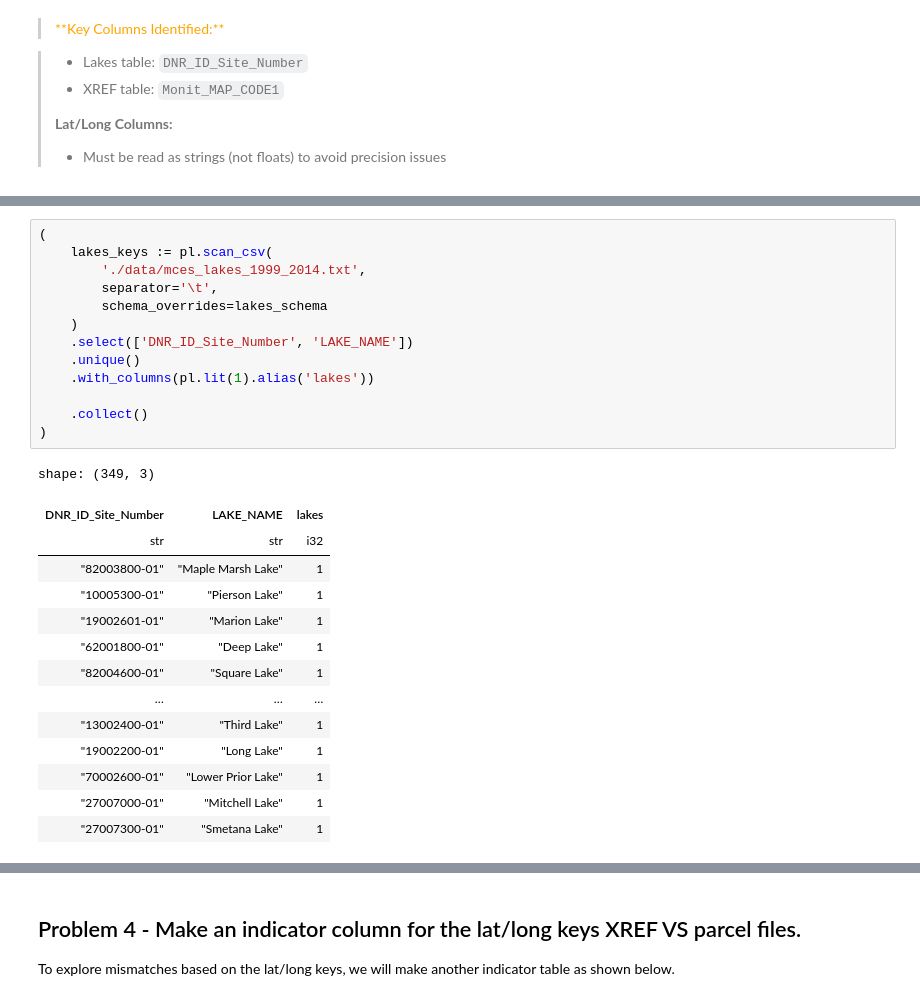
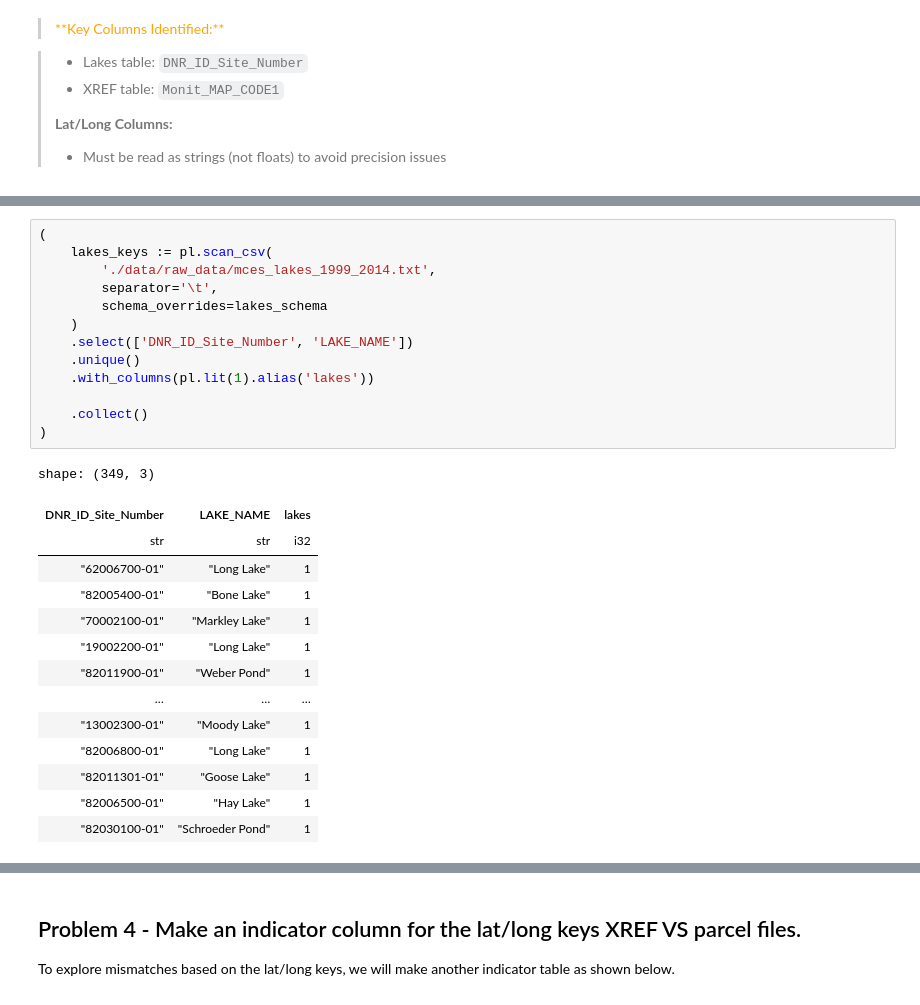
Before and after one commit to garettprestholdt/326_Final, a Jupyter notebook: Project_2_Lab_2_Exploring_the_join_strategy_V2.ipynb, the cells around one changed output, grey strips where cells are left out. Cells and saved outputs as stored; diff of their text form.

```diff
--- a/Project_2_Lab_2_Exploring_the_join_strategy_V2.ipynb
+++ b/Project_2_Lab_2_Exploring_the_join_strategy_V2.ipynb
@@ -120,31 +120,31 @@ Use this table to explore all mismatches
 # %%
 (
     lakes_keys := pl.scan_csv(
-        './data/mces_lakes_1999_2014.txt',
+        './data/raw_data/mces_lakes_1999_2014.txt',
         separator='\t',
         schema_overrides=lakes_schema
     )
     .select(['DNR_ID_Site_Number', 'LAKE_NAME'])
     .unique()
     .with_columns(pl.lit(1).alias('lakes'))
 
     .collect()
 )
 # %% [output]
 shape: (349, 3)
 | DNR_ID_Site_Number | LAKE_NAME | lakes |
 | str | str | i32 |
-| "82003800-01" | "Maple Marsh Lake" | 1 |
-| "10005300-01" | "Pierson Lake" | 1 |
-| "19002601-01" | "Marion Lake" | 1 |
-| "62001800-01" | "Deep Lake" | 1 |
-| "82004600-01" | "Square Lake" | 1 |
+| "62006700-01" | "Long Lake" | 1 |
+| "82005400-01" | "Bone Lake" | 1 |
+| "70002100-01" | "Markley Lake" | 1 |
+| "19002200-01" | "Long Lake" | 1 |
+| "82011900-01" | "Weber Pond" | 1 |
 | … | … | … |
-| "13002400-01" | "Third Lake" | 1 |
-| "19002200-01" | "Long Lake" | 1 |
-| "70002600-01" | "Lower Prior Lake" | 1 |
-| "27007000-01" | "Mitchell Lake" | 1 |
-| "27007300-01" | "Smetana Lake" | 1 |
+| "13002300-01" | "Moody Lake" | 1 |
+| "82006800-01" | "Long Lake" | 1 |
+| "82011301-01" | "Goose Lake" | 1 |
+| "82006500-01" | "Hay Lake" | 1 |
+| "82030100-01" | "Schroeder Pond" | 1 |
 # %%
 (
     xref_keys := pl.scan_csv(
```
Also changed, not shown: parts of 13 cells of this notebook, 1 other file.
